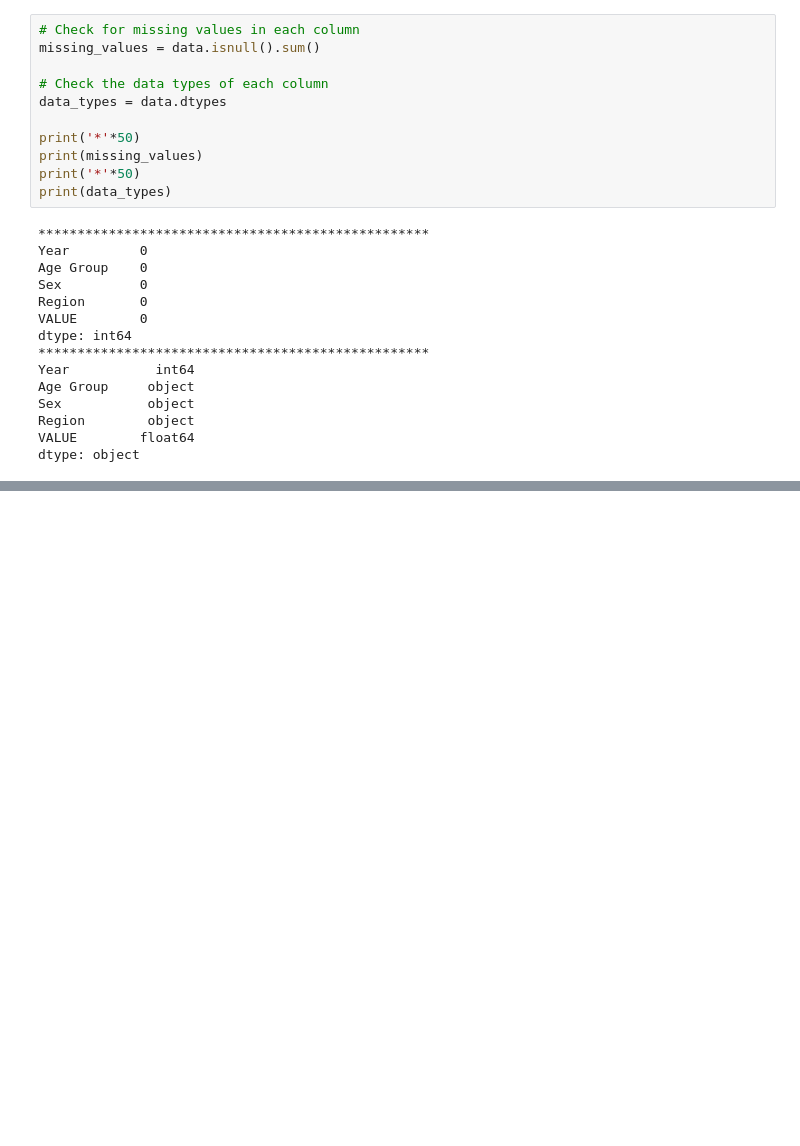
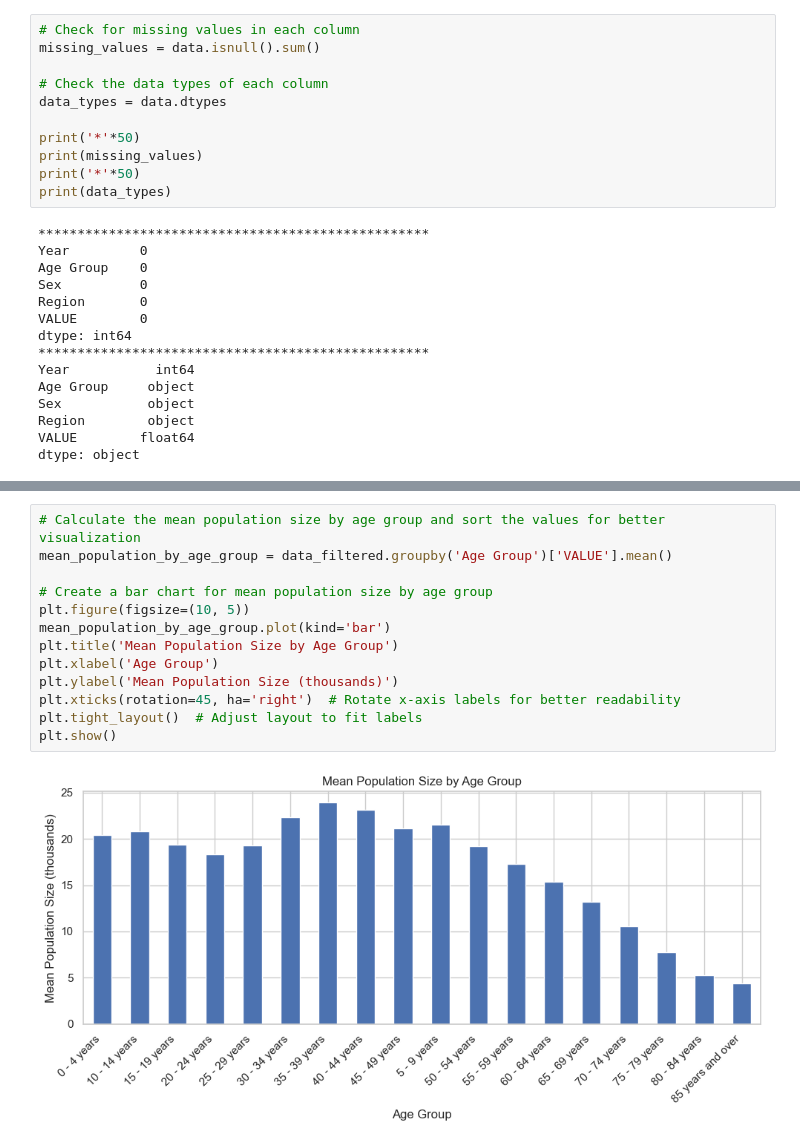
Before and after one commit to waseemmm737/Estimated_Population, a Jupyter notebook: main.ipynb, the cells around one changed output, grey strips where cells are left out. Saved outputs shown, nothing was run; the diff lists cells and outputs as text; blank space fills up the shorter version.

```diff
--- a/main.ipynb
+++ b/main.ipynb
@@ -331,0 +365,15 @@ dtype: object
+# %%
+# Calculate the mean population size by age group and sort the values for better visualization
+mean_population_by_age_group = data_filtered.groupby('Age Group')['VALUE'].mean()
+
+# Create a bar chart for mean population size by age group
+plt.figure(figsize=(10, 5))
+mean_population_by_age_group.plot(kind='bar')
+plt.title('Mean Population Size by Age Group')
+plt.xlabel('Age Group')
+plt.ylabel('Mean Population Size (thousands)')
+plt.xticks(rotation=45, ha='right')  # Rotate x-axis labels for better readability
+plt.tight_layout()  # Adjust layout to fit labels
+plt.show()
+# %% [output]
+[figure, added]
```
Also changed, not shown: parts of 12 cells of this notebook.
